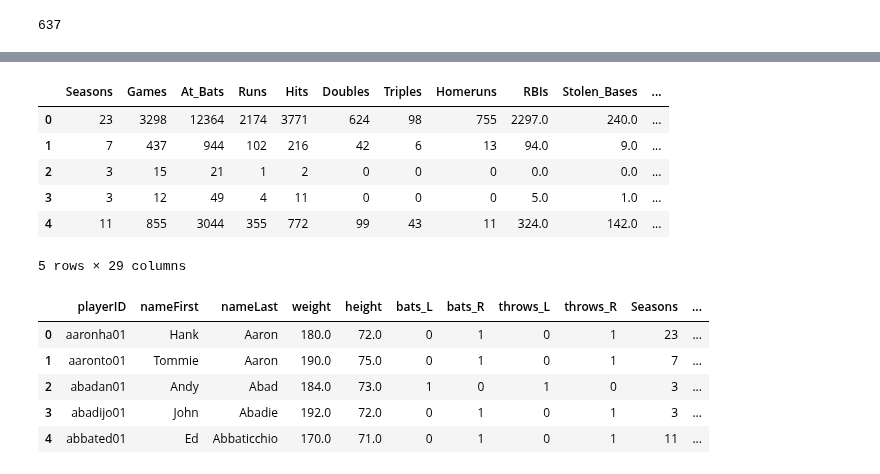
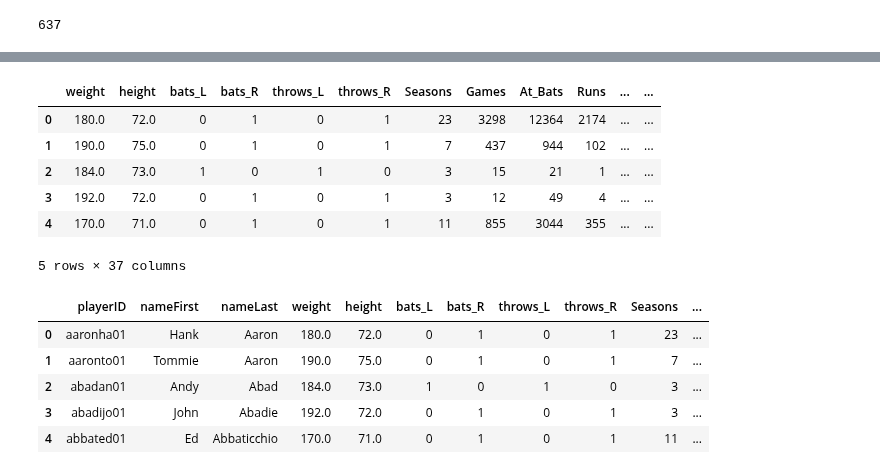
Before and after one commit to mkameronh/baseball_analysis, a Jupyter notebook: Position_Player_ML_vNB.ipynb, the cells around one changed output, grey strips where cells are left out. Cells and saved outputs as stored; diff of their text form; code cells hidden in the pictures.

```diff
--- a/Position_Player_ML_vNB.ipynb
+++ b/Position_Player_ML_vNB.ipynb
@@ -203,32 +194,24 @@ plt.barh(feature_names,XGmodel.feature_importances_)
 # %%
 # Run all data through the model to determine who should be in the hall of fame.
 data_total = Position_Player_df.drop(['inducted',
                                   'playerID',
                                   'nameFirst',
                                   'nameLast',
                                   'finalGame',
-                                  'bats_L',
-                                  'bats_R',
-                                  'throws_L',
-                                  'throws_R',
-                                  'weight',
-                                  'height',
-                                  'Pitcher',
                                   'yearID',
-                                  'Retired_Years',
                                   'Primary_Position',
                                   'Hall_Eligible'], axis=1)
 data_total.fillna(0, inplace=True)
 data_total=data_total.fillna(0)
 data_total.head()
 # %% [output]
-|  | Seasons | Games | At_Bats | Runs | Hits | Doubles | Triples | Homeruns | RBIs | Stolen_Bases | ... |
-| 0 | 23 | 3298 | 12364 | 2174 | 3771 | 624 | 98 | 755 | 2297.0 | 240.0 | ... |
-| 1 | 7 | 437 | 944 | 102 | 216 | 42 | 6 | 13 | 94.0 | 9.0 | ... |
-| 2 | 3 | 15 | 21 | 1 | 2 | 0 | 0 | 0 | 0.0 | 0.0 | ... |
-| 3 | 3 | 12 | 49 | 4 | 11 | 0 | 0 | 0 | 5.0 | 1.0 | ... |
-| 4 | 11 | 855 | 3044 | 355 | 772 | 99 | 43 | 11 | 324.0 | 142.0 | ... |
+|  | weight | height | bats_L | bats_R | throws_L | throws_R | Seasons | Games | At_Bats | Runs | ... | ... |
+| 0 | 180.0 | 72.0 | 0 | 1 | 0 | 1 | 23 | 3298 | 12364 | 2174 | ... | ... |
+| 1 | 190.0 | 75.0 | 0 | 1 | 0 | 1 | 7 | 437 | 944 | 102 | ... | ... |
+| 2 | 184.0 | 73.0 | 1 | 0 | 1 | 0 | 3 | 15 | 21 | 1 | ... | ... |
+| 3 | 192.0 | 72.0 | 0 | 1 | 0 | 1 | 3 | 12 | 49 | 4 | ... | ... |
+| 4 | 170.0 | 71.0 | 0 | 1 | 0 | 1 | 11 | 855 | 3044 | 355 | ... | ... |
-5 rows × 29 columns
+5 rows × 37 columns
 # %%
 data_total_scaler = StandardScaler().fit(data_total)
 data_total_scaled = data_total_scaler.transform(data_total)
```
Also changed, not shown: parts of 20 cells of this notebook, 1 other file.
